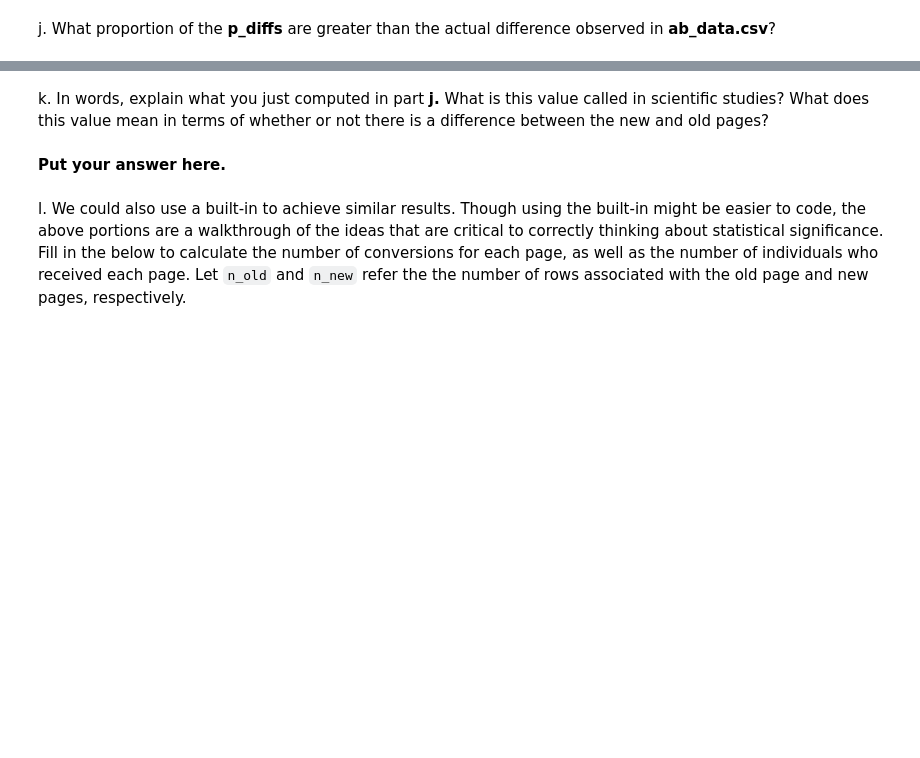
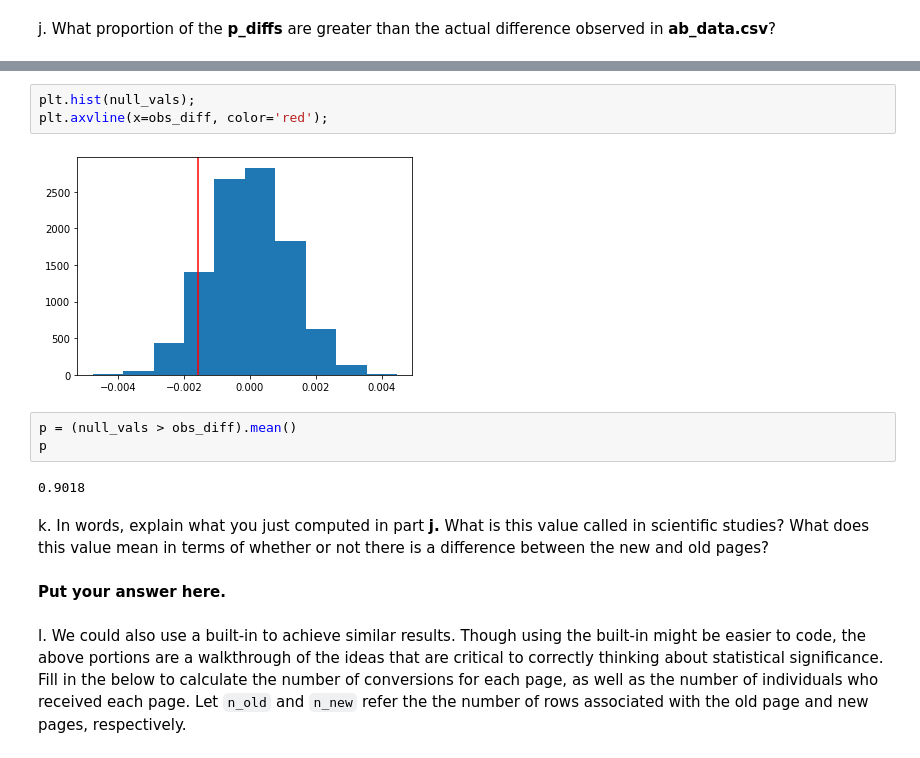
Before and after one commit to alf808/keep-or-ditch, a Jupyter notebook: Analyze_ab_test_results_notebook.ipynb, the cells around one changed output, grey strips where cells are left out. Cells and saved outputs as stored; diff of their text form; blank space fills up the shorter version.

```diff
--- a/Analyze_ab_test_results_notebook.ipynb
+++ b/Analyze_ab_test_results_notebook.ipynb
@@ -324,3 +347,13 @@ j. What proportion of the **p_diffs** are greater than the actual difference obs
+# %%
+plt.hist(null_vals);
+plt.axvline(x=obs_diff, color='red');
+# %% [output]
+[figure, added]
+# %%
+p = (null_vals > obs_diff).mean()
+p
+# %% [output]
+0.9018
 # %% [markdown]
 k. In words, explain what you just computed in part **j.**  What is this value called in scientific studies?  What does this value mean in terms of whether or not there is a difference between the new and old pages?
 # %% [markdown]
```
Also changed, not shown: parts of 19 cells of this notebook.
